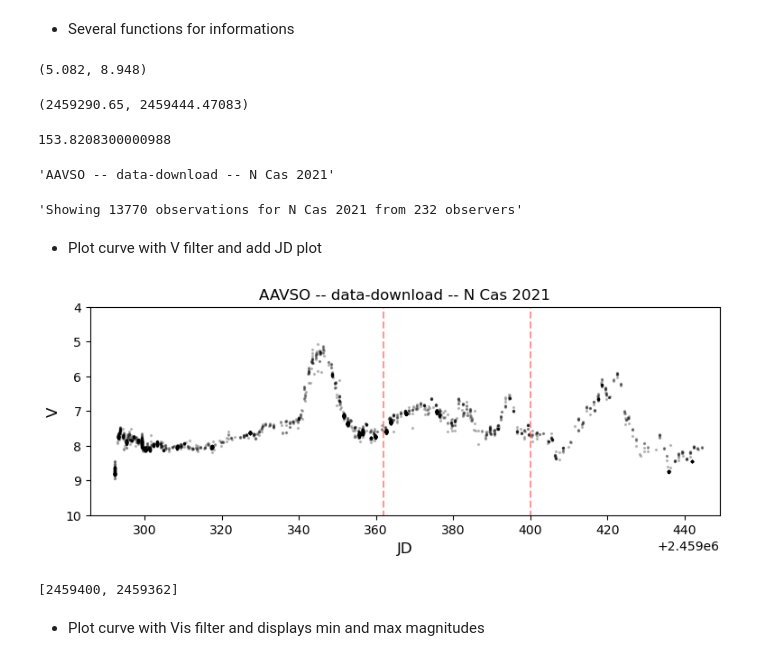
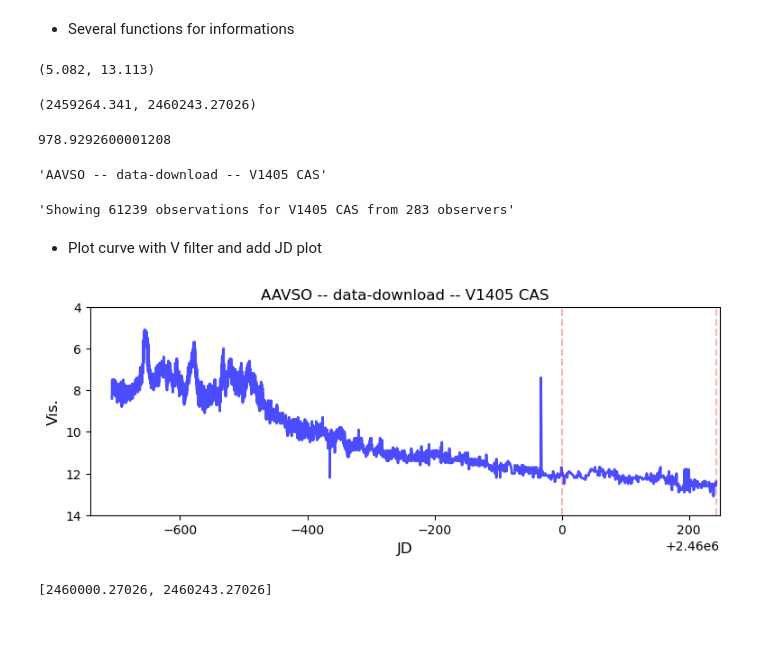
Before and after one commit to dtouzan/ciboulette, a Jupyter notebook: notebook/exemple-aavso.ipynb, the cells around one changed output. Saved outputs shown, nothing was run; the diff lists cells and outputs as text; code cells hidden in the pictures; blank space fills up the shorter version.

Commit message:
Update vsx class
Update exemple AAVSO notebook

```diff
--- a/notebook/exemple-aavso.ipynb
+++ b/notebook/exemple-aavso.ipynb
@@ -10,0 +179,2 @@ c = datadownload(filtername='V',fileinput='aavsodataw.csv')
+# %%
+c = datadownload.load('V')
@@ -13,35 +205,34 @@ c = datadownload(filtername='V',fileinput='aavsodataw.csv')
 # %%
 c.magnitudeMinMax
 # %% [output]
-(5.082, 8.948)
+(5.082, 13.113)
 # %%
 c.JDMinMax
 # %% [output]
-(2459290.65, 2459444.47083)
+(2459264.341, 2460243.27026)
 # %%
 c.period
 # %% [output]
-153.8208300000988
+978.9292600001208
 # %%
-c.title
+c.titlename
 # %% [output]
-'AAVSO -- data-download -- N Cas 2021'
+'AAVSO -- data-download -- V1405 CAS'
 # %%
-c.comments
+c.comment
 # %% [output]
-'Showing 13770 observations for N Cas 2021 from 232 observers'
+'Showing 61239 observations for V1405 CAS from 283 observers'
 # %% [markdown]
 - Plot curve with V filter and add JD plot
 # %%
 import matplotlib.pyplot as plt
 plt.figure(figsize=(9,3))
-c.V
-c.JulianDay = [2459400,2459362]
+c.Vis
+c.JulianDay = []
+c.JulianDay = [2460000.270260,2460243.27026]
 c.plot()
 plt.show()
 c.JulianDay
 # %% [output]
-[figure, old version]
+[figure, new version]
-[2459400, 2459362]
+[2460000.27026, 2460243.27026]
-# %% [markdown]
-- Plot curve with Vis filter and displays min and max magnitudes
```
Also changed, not shown: parts of 54 cells of this notebook, 1 other file.
